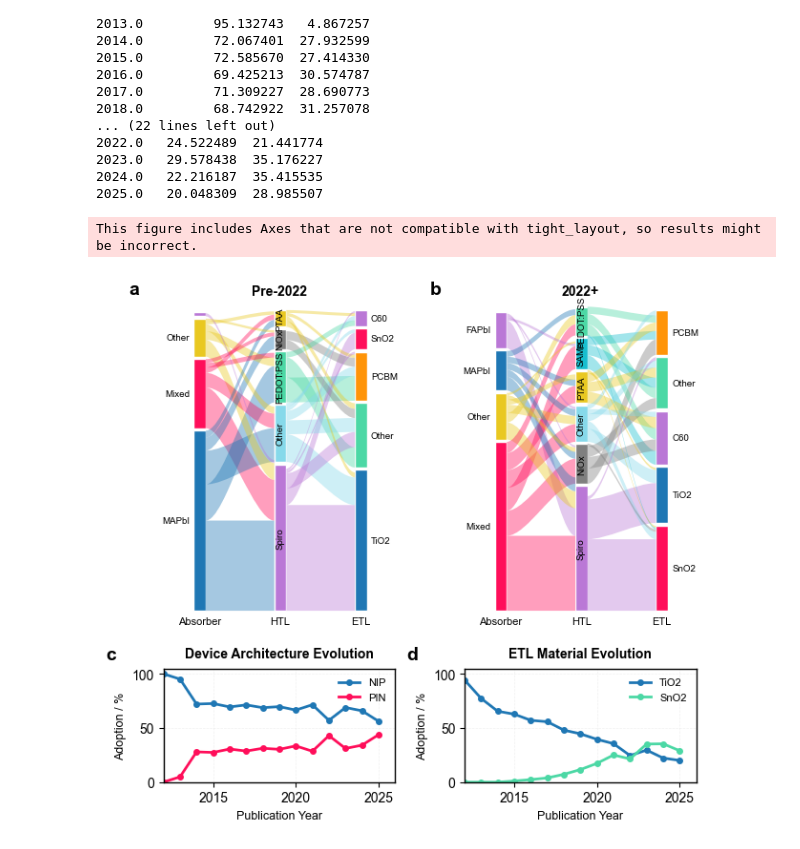
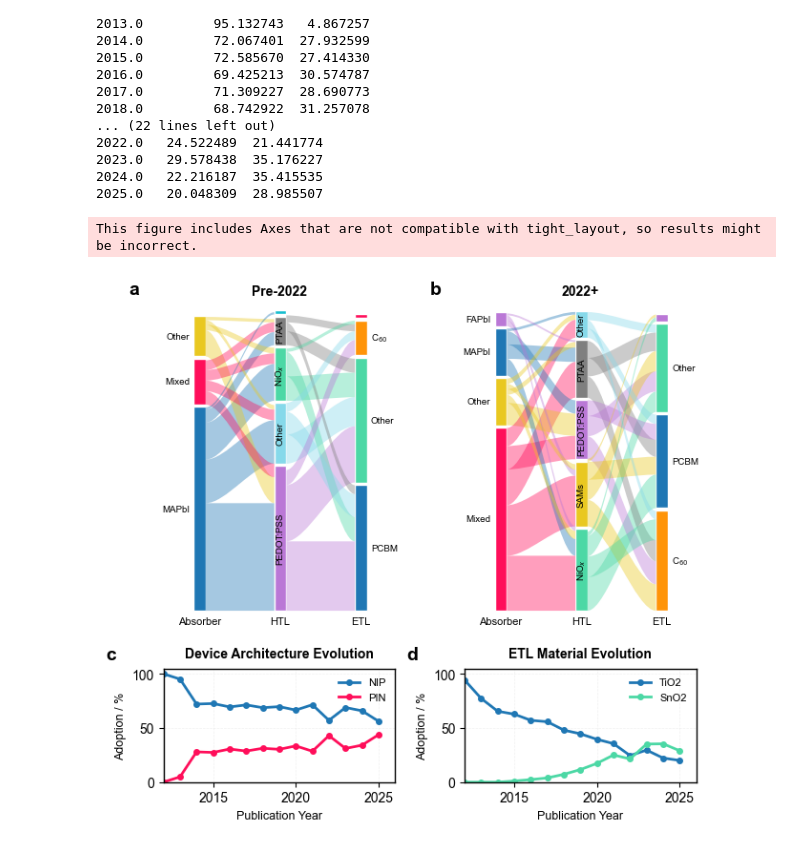
Before and after one commit to FAIRmat-NFDI/nomad-perovskite-solar-cells-database, a Jupyter notebook: src/perovskite_solar_cell_database/example_uploads/perla_notebooks/architecture-evolution.ipynb, the cells around one changed output. Drawn from its saved outputs; the diff is of its cells as text; code cells hidden in the pictures.

Commit message:
feat: update plots

```diff
--- a/src/perovskite_solar_cell_database/example_uploads/perla_notebooks/architecture-evolution.ipynb
+++ b/src/perovskite_solar_cell_database/example_uploads/perla_notebooks/architecture-evolution.ipynb
@@ -177,8 +177,11 @@ def get_three_layer_flows(df_subset):
 
     return abs_htl_flows, htl_etl_flows
 
-pre_abs_htl, pre_htl_etl = get_three_layer_flows(df_early)
-post_abs_htl, post_htl_etl = get_three_layer_flows(df_late)
+pre_abs_htl_pin, pre_htl_etl_pin = get_three_layer_flows(df_early[df_early['architecture'].isin(['pin'])])
+post_abs_htl_pin, post_htl_etl_pin = get_three_layer_flows(df_late[df_late['architecture'].isin(['pin'])])
+
+pre_abs_htl_nip, pre_htl_etl_nip = get_three_layer_flows(df_early[df_early['architecture'].isin(['nip'])])
+post_abs_htl_nip, post_htl_etl_nip = get_three_layer_flows(df_late[df_late['architecture'].isin(['nip'])])
 # %%
 def get_global_color_mapping(*flow_pairs):
     """Create consistent color mappings across multiple datasets.
@@ -225,6 +228,20 @@ def get_global_color_mapping(*flow_pairs):
 
     return abs_colors, htl_colors, etl_colors
 # %%
+def format_chemical_formula(name):
+    """Convert chemical formulas to proper subscript notation using mathtext."""
+    formula_map = {
+        'C60': r'C$_{60}$',
+        'SnO2': r'SnO$_2$',
+        'TiO2': r'TiO$_2$',
+        'NiOx': r'NiO$_x$',
+        'PbI2': r'PbI$_2$',
+        'ZnO2': r'ZnO$_2$',
+        'MAPbI': r'MAPbI',  # no change needed
+        'FAPbI': r'FAPbI',
+    }
+    return formula_map.get(name, name)
+
 def draw_three_layer_alluvial(ax, abs_htl_flows, htl_etl_flows, abs_colors, htl_colors, etl_colors,  # noqa: PLR0913
                                title="", panel_label=""):
     """Draw a 3-layer alluvial diagram: Absorber → HTL → ETL
@@ -280,7 +297,7 @@ def draw_three_layer_alluvial(ax, abs_htl_flows, htl_etl_flows, abs_colors, htl_
             ax.add_patch(rect)
             abs_positions[label] = (y_pos, y_pos + height)
             if height > 0.03:
-                ax.text(x_abs - 0.02, y_pos + height/2, label, ha='right', va='center',
+                ax.text(x_abs - 0.02, y_pos + height/2, format_chemical_formula(label), ha='right', va='center',
                        fontsize=7, fontweight='normal')
             y_pos += height + 0.008
 
@@ -296,7 +313,7 @@ def draw_three_layer_alluvial(ax, abs_htl_flows, htl_etl_flows, abs_colors, htl_
             ax.add_patch(rect)
             htl_positions[label] = (y_pos, y_pos + height)
             if height > 0.04:
-                ax.text(x_htl + bar_width/2, y_pos + height/2, label, ha='center', va='center',
+                ax.text(x_htl + bar_width/2, y_pos + height/2, format_chemical_formula(label), ha='center', va='center',
                        fontsize=7, fontweight='normal', rotation=90)
             y_pos += height + 0.008
 
@@ -312,7 +329,7 @@ def draw_three_layer_alluvial(ax, abs_htl_flows, htl_etl_flows, abs_colors, htl_
             ax.add_patch(rect)
             etl_positions[label] = (y_pos, y_pos + height)
             if height > 0.03:
-                ax.text(x_etl + bar_width + 0.02, y_pos + height/2, label, ha='left', va='center',
+                ax.text(x_etl + bar_width + 0.02, y_pos + height/2, format_chemical_formula(label), ha='left', va='center',
                        fontsize=7, fontweight='normal')
             y_pos += height + 0.008
 
@@ -478,8 +495,8 @@ pub_year
 # %%
 # Create consistent color mapping across both periods
 abs_colors, htl_colors, etl_colors = get_global_color_mapping(
-    (pre_abs_htl, pre_htl_etl),
-    (post_abs_htl, post_htl_etl)
+    (pre_abs_htl_pin, pre_htl_etl_pin),
+    (post_abs_htl_pin, post_htl_etl_pin)
 )
 
 # Define colors for line plots (from plotly theme)
@@ -497,9 +514,9 @@ ax3 = fig.add_subplot(gs[1, 0])
 ax4 = fig.add_subplot(gs[1, 1])
 
 # Draw alluvial diagrams (panels a, b)
-draw_three_layer_alluvial(ax1, pre_abs_htl, pre_htl_etl, abs_colors, htl_colors, etl_colors,
+draw_three_layer_alluvial(ax1, pre_abs_htl_pin, pre_htl_etl_pin, abs_colors, htl_colors, etl_colors,
                           title="Pre-2022", panel_label="a")
-draw_three_layer_alluvial(ax2, post_abs_htl, post_htl_etl, abs_colors, htl_colors, etl_colors,
+draw_three_layer_alluvial(ax2, post_abs_htl_pin, post_htl_etl_pin, abs_colors, htl_colors, etl_colors,
                           title="2022+", panel_label="b")
 
 # Draw architecture evolution (panel c)
@@ -512,31 +529,31 @@ for arch in arch_evolution.columns:
 
 ax3.set_xlabel('Publication Year', fontsize=9)
 ax3.set_ylabel('Adoption / %', fontsize=9)
 ax3.set_title('Device Architecture Evolution', fontsize=10, fontweight='bold', pad=8)
 ax3.legend(frameon=False, fontsize=8, loc='best')
 ax3.grid(True, alpha=0.3, linestyle='--', linewidth=0.5)
 ax3.set_xlim(2012, 2026)
 ax3.set_ylim(0, 105)
 
 # Draw ETL material evolution (panel d)
 ax4.text(-0.25, 1.05, 'd', fontsize=14, fontweight='bold',
         ha='left', va='bottom', transform=ax4.transAxes)
 
 for etl in ['TiO2', 'SnO2']:
     if etl in etl_evolution.columns:
         ax4.plot(etl_evolution.index, etl_evolution[etl], 'o-',
                 label=etl, color=etl_line_colors[etl], linewidth=2, markersize=4)
 
 ax4.set_xlabel('Publication Year', fontsize=9)
 ax4.set_ylabel('Adoption / %', fontsize=9)
 ax4.set_title('ETL Material Evolution', fontsize=10, fontweight='bold', pad=8)
 ax4.legend(frameon=False, fontsize=8, loc='best')
 ax4.grid(True, alpha=0.3, linestyle='--', linewidth=0.5)
 ax4.set_xlim(2012, 2026)
 ax4.set_ylim(0, 105)
 
 fig.tight_layout()
 fig.savefig("perovskite_solar_cell_evolution_figure.pdf",)
 # %% [output]
 This figure includes Axes that are not compatible with tight_layout, so results might be incorrect.
-[figure, old version]
+[figure, new version]
```
Also changed, not shown: parts of 1 cell of this notebook, 5 other files.
